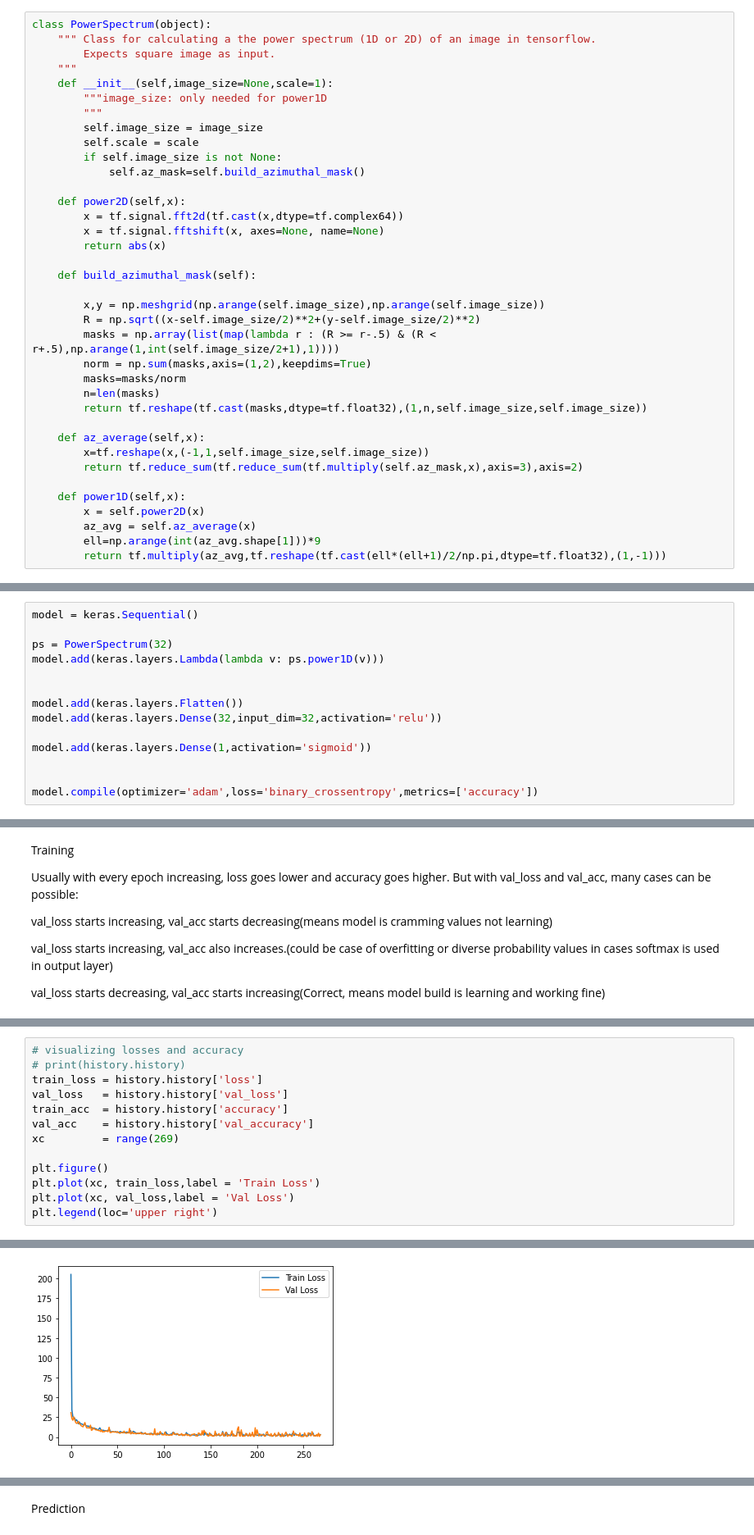
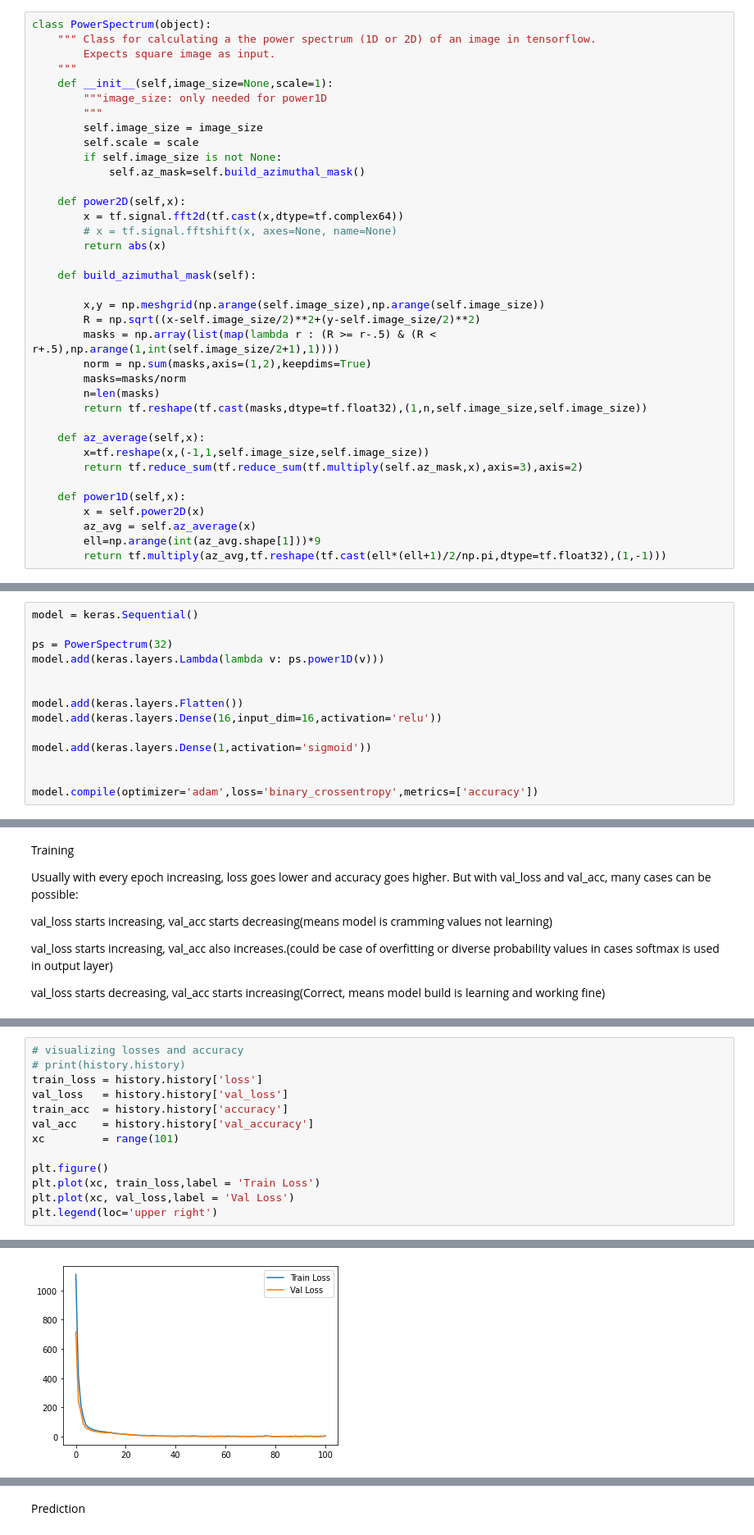
Before and after one commit to nayansavaliya/fakeImageDetection, a Jupyter notebook: src/SNGAN_Bicubic_DFT.ipynb, the cells around one changed output, grey strips where cells are left out. Shown at 82% size. Drawn from its saved outputs; the diff is of its cells as text.

```diff
--- a/src/SNGAN_Bicubic_DFT.ipynb
+++ b/src/SNGAN_Bicubic_DFT.ipynb
@@ -58,7 +58,7 @@ class PowerSpectrum(object):
 
     def power2D(self,x):
         x = tf.signal.fft2d(tf.cast(x,dtype=tf.complex64))
-        x = tf.signal.fftshift(x, axes=None, name=None)
+        # x = tf.signal.fftshift(x, axes=None, name=None)
         return abs(x)
 
     def build_azimuthal_mask(self):
@@ -90,7 +90,7 @@ model.add(keras.layers.Lambda(lambda v: ps.power1D(v)))
 
 
 model.add(keras.layers.Flatten())
-model.add(keras.layers.Dense(32,input_dim=32,activation='relu'))
+model.add(keras.layers.Dense(16,input_dim=16,activation='relu'))
 
 model.add(keras.layers.Dense(1,activation='sigmoid'))
 
@@ -153,19 +153,19 @@ Epoch 269/500
 # %%
 # visualizing losses and accuracy
 # print(history.history)
 train_loss = history.history['loss']
 val_loss   = history.history['val_loss']
 train_acc  = history.history['accuracy']
 val_acc    = history.history['val_accuracy']
-xc         = range(269)
+xc         = range(101)
 
 plt.figure()
 plt.plot(xc, train_loss,label = 'Train Loss')
 plt.plot(xc, val_loss,label = 'Val Loss')
 plt.legend(loc='upper right')
 # %% [output]
 <matplotlib.legend.Legend at 0x...>
-[figure, old version]
+[figure, new version]
 # %%
 _, acc = model.evaluate(test_dataset)
 print(acc *100)
```
Also changed, not shown: parts of 5 cells of this notebook, 17 other files.
